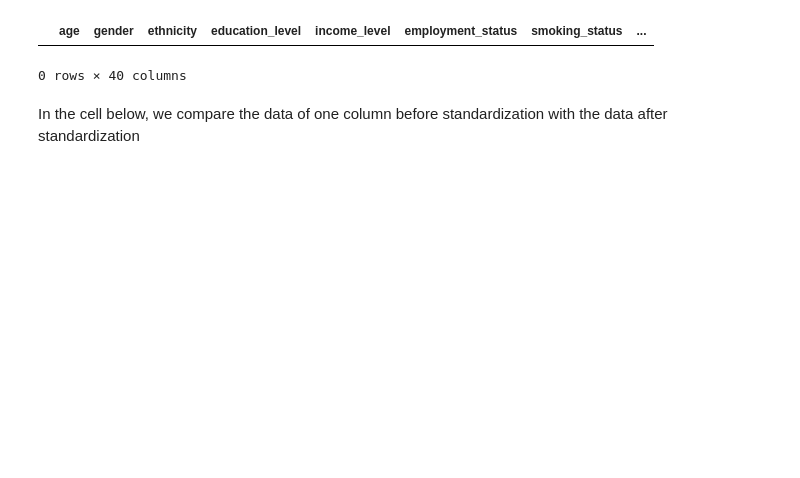
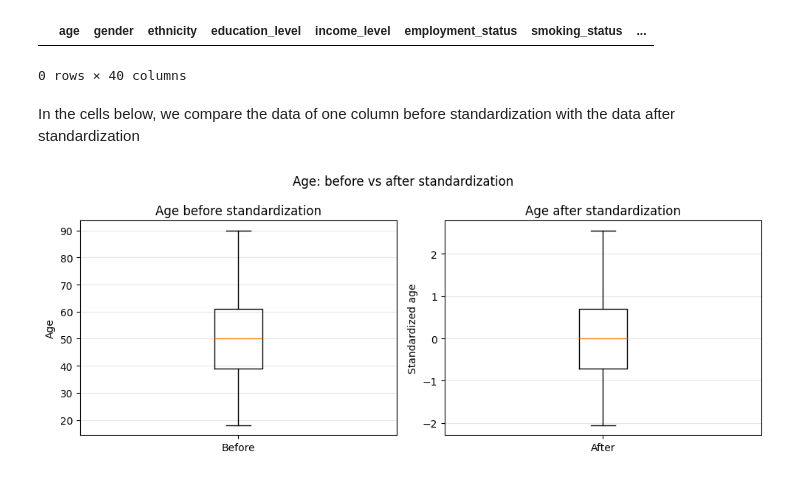
Before and after one commit to tpsilva22/teabetes, a Jupyter notebook: notebooks/normalization_standardization.ipynb, the cells around one changed output. Cells and saved outputs as stored; diff of their text form; code cells hidden in the pictures; blank space fills up the shorter version.

Commit message:
feat: add graphics to normalization and standardization

```diff
--- a/notebooks/normalization_standardization.ipynb
+++ b/notebooks/normalization_standardization.ipynb
@@ -52,7 +52,27 @@ diabetes_minmax[cols_to_scale] = scaler_minmax.fit_transform(diabetes[cols_to_sc
 scaler_standard = StandardScaler()
 diabetes_standard[cols_to_scale] = scaler_standard.fit_transform(diabetes[cols_to_scale])
 # %% [markdown]
-In the cell below, we compare the data of one column before standardization with the data after standardization
+In the cells below, we compare the data of one column before standardization with the data after standardization
+# %%
+import matplotlib.pyplot as plt
+
+fig, axes = plt.subplots(1, 2, figsize=(10, 4), sharey=False)
+
+axes[0].boxplot([diabetes['age']], tick_labels=['Before'])
+axes[0].set_title('Age before standardization')
+axes[0].set_ylabel('Age')
+axes[0].grid(axis='y', alpha=0.3)
+
+axes[1].boxplot([diabetes_standard['age']], tick_labels=['After'])
+axes[1].set_title('Age after standardization')
+axes[1].set_ylabel('Standardized age')
+axes[1].grid(axis='y', alpha=0.3)
+
+plt.suptitle('Age: before vs after standardization')
+plt.tight_layout()
+plt.show()
+# %% [output]
+[figure, added]
 # %%
 age_before_mean = diabetes['age'].mean()
 age_before_std = diabetes['age'].std()
```
Also changed, not shown: parts of 4 cells of this notebook.
